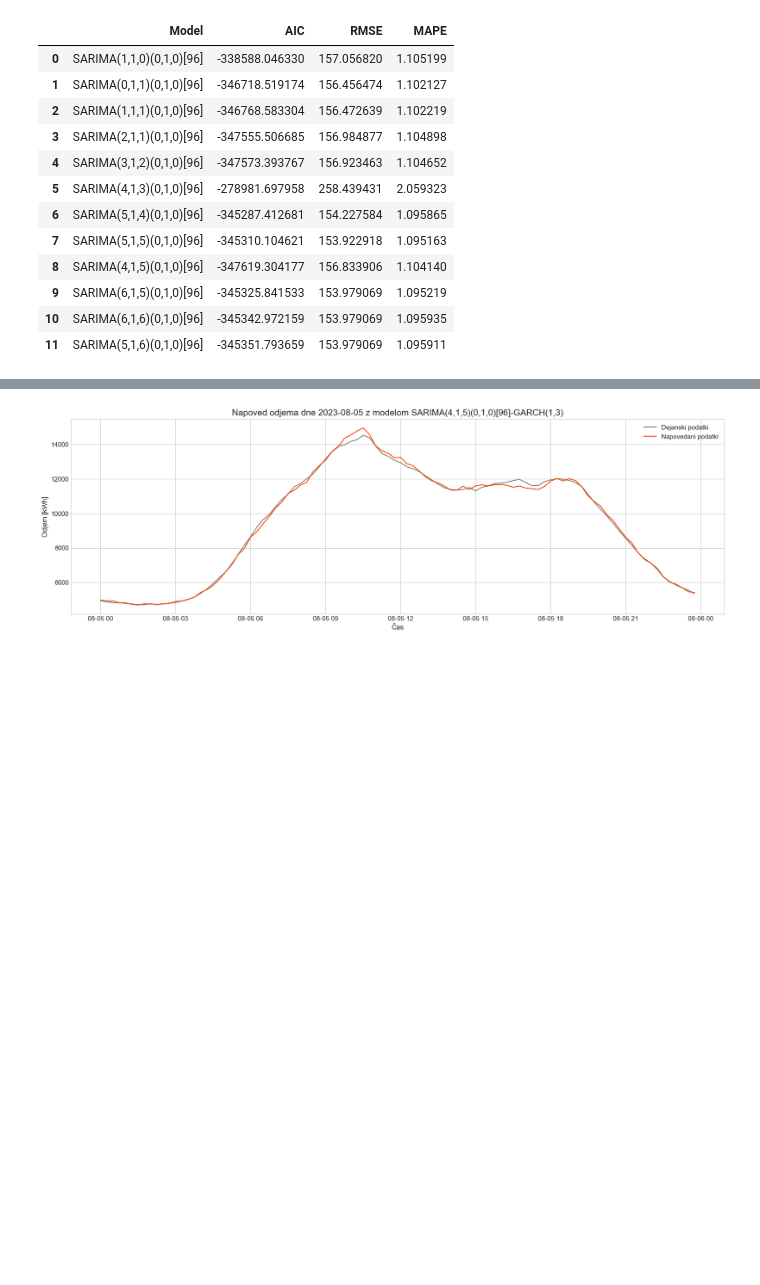
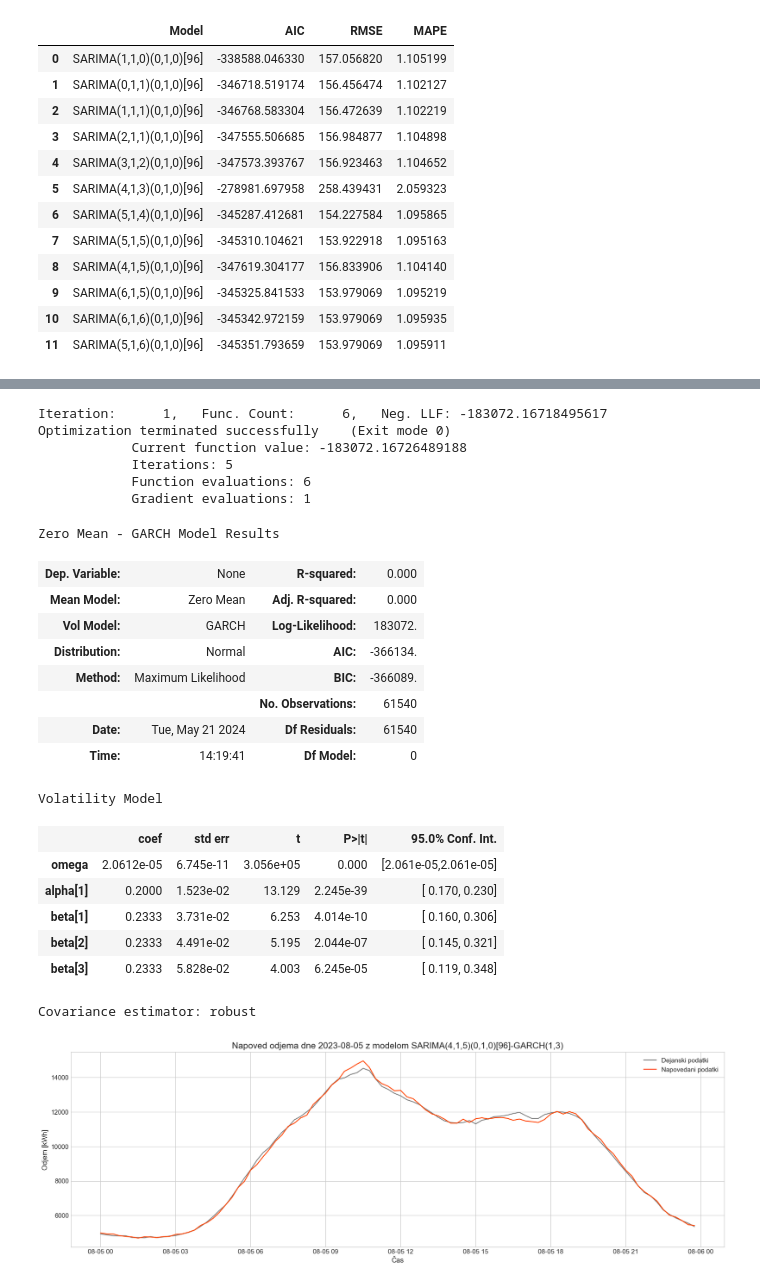
Before and after one commit to karolina-sa/Matematika-z-racunalnikom-projekt, a Jupyter notebook: 18_5_2024.ipynb, the cells around one changed output, grey strips where cells are left out. Drawn from its saved outputs; the diff is of its cells as text; code cells hidden in the pictures; blank space fills up the shorter version.

```diff
--- a/18_5_2024.ipynb
+++ b/18_5_2024.ipynb
@@ -528,6 +591,38 @@ Optimization terminated successfully    (Exit mode 0)
             Gradient evaluations: 1
 |  | AIC | (0, 0) | (1, 1) | (1, 2) | (2, 1) | (2, 2) | (1, 3) | (3, 1) |
 | 0 | SARIMA(4,1,5)(0,1,0)[96]-GARCH(p,q) | -347619.304177 | -365754.447666 | -366056.217913 | -365434.576733 | -365843.67319 | -366134.33453 | -365252.576424 |
+# %%
+results_ = ARIMA_exog(4, 1, 5, train_data_diff_96, train_exog)
+forecast_ = forecast_exog(results_, 96, test_exog)
+
+results_GARCH_ = GARCH(results_.resid, 1, 3)
+# %% [output]
+Iteration:      1,   Func. Count:      6,   Neg. LLF: -183072.16718495617
+Optimization terminated successfully    (Exit mode 0)
+            Current function value: -183072.16726489188
+            Iterations: 5
+            Function evaluations: 6
+            Gradient evaluations: 1
+# %%
+results_GARCH_.summary()
+# %% [output]
+Zero Mean - GARCH Model Results
+| Dep. Variable: | None | R-squared: | 0.000 |
+| Mean Model: | Zero Mean | Adj. R-squared: | 0.000 |
+| Vol Model: | GARCH | Log-Likelihood: | 183072. |
+| Distribution: | Normal | AIC: | -366134. |
+| Method: | Maximum Likelihood | BIC: | -366089. |
+|  |  | No. Observations: | 61540 |
+| Date: | Tue, May 21 2024 | Df Residuals: | 61540 |
+| Time: | 14:19:41 | Df Model: | 0 |
+Volatility Model
+|  | coef | std err | t | P>|t| | 95.0% Conf. Int. |
+| omega | 2.0612e-05 | 6.745e-11 | 3.056e+05 | 0.000 | [2.061e-05,2.061e-05] |
+| alpha[1] | 0.2000 | 1.523e-02 | 13.129 | 2.245e-39 | [ 0.170, 0.230] |
+| beta[1] | 0.2333 | 3.731e-02 | 6.253 | 4.014e-10 | [ 0.160, 0.306] |
+| beta[2] | 0.2333 | 4.491e-02 | 5.195 | 2.044e-07 | [ 0.145, 0.321] |
+| beta[3] | 0.2333 | 5.828e-02 | 4.003 | 6.245e-05 | [ 0.119, 0.348] |
+Covariance estimator: robust
 # %%
 def SARIMA_GARCH_forecast(podatki, train_data, train_exog, test_data, test_exog, day, next_day):
     results = ARIMA_exog(4, 1, 5, train_data, train_exog)
```
Also changed, not shown: parts of 2 cells of this notebook, 16 other files.
